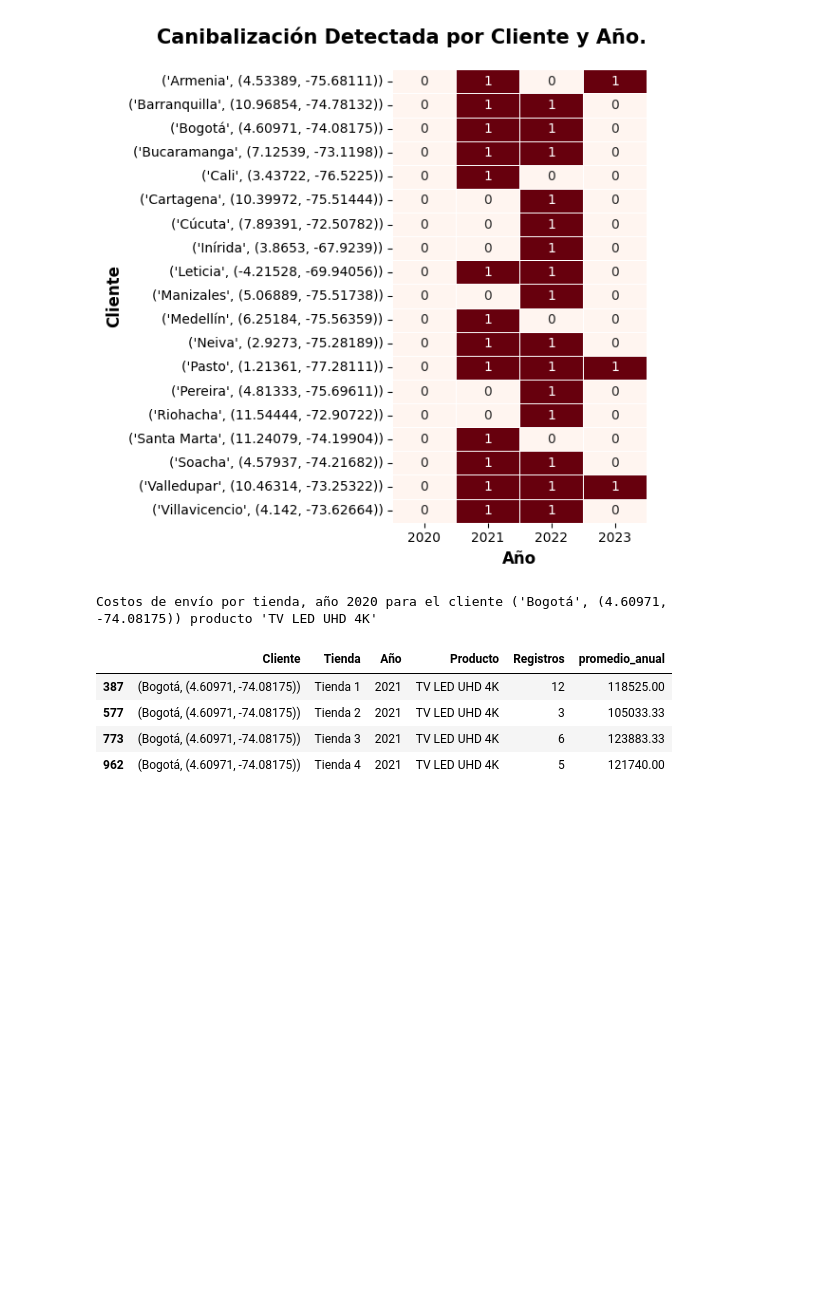
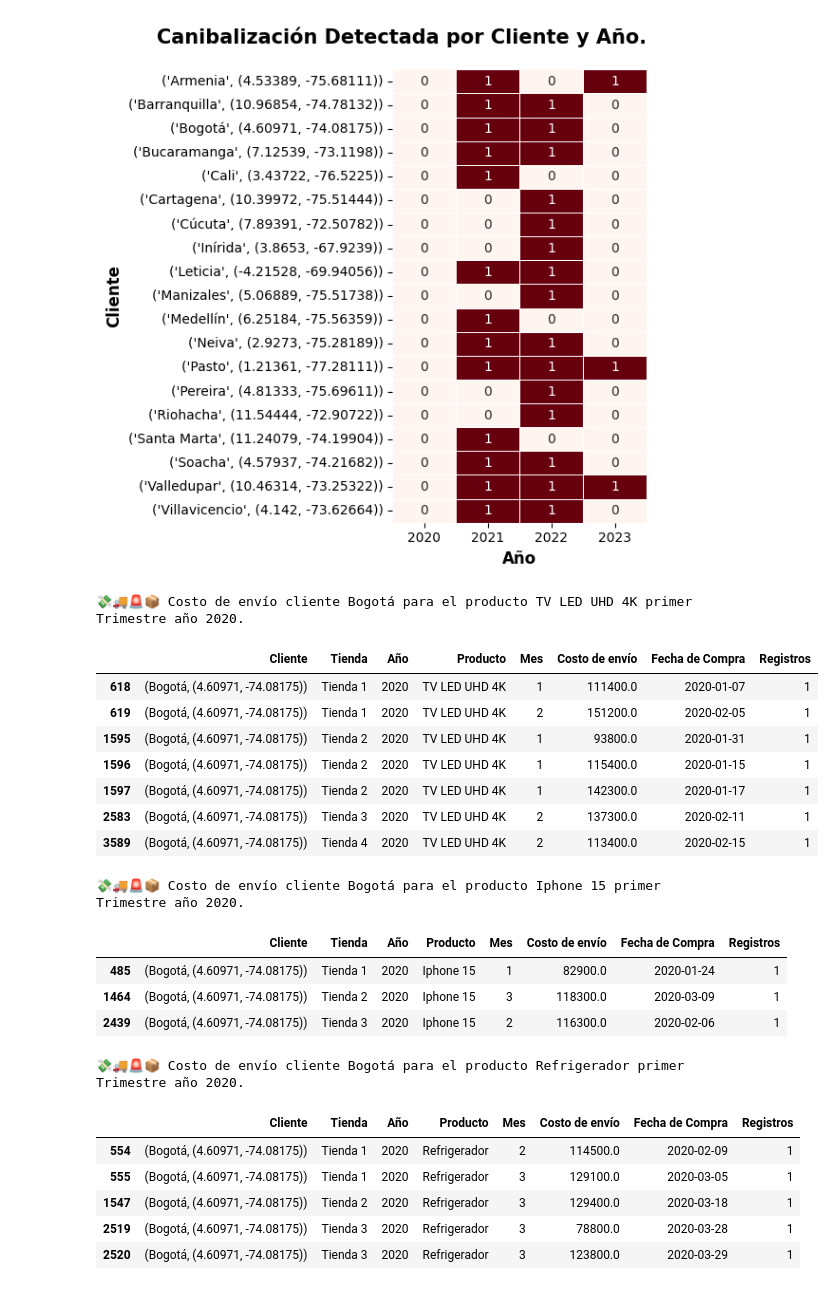
Before and after one commit to EuniceGarcia503/Challenge1_AluraStore, a Jupyter notebook: AluraStoreLatam.ipynb, the cells around one changed output. Saved outputs shown, nothing was run; the diff lists cells and outputs as text; code cells hidden in the pictures; blank space fills up the shorter version.

Commit message:
Agrego: interpretación de hallazgos; cód. actualizado p/ej. costo d envío Bogotá T1_2020; cód. p/calcular facturación promedio x producto y tienda y cód. para análisis de correlación entre variables.

```diff
--- a/AluraStoreLatam.ipynb
+++ b/AluraStoreLatam.ipynb
@@ -1889,34 +2067,63 @@ print()
 # %%
 #Código para costos de envío por cliente, tienda y producto.
 # Paso 1: Preparar la base
-base = base_tienda_concatenar[['Producto', 'Costo de envío', 'Lugar de Compra', 'cliente', 'Tienda', 'Año']].copy()
+base = base_tienda_concatenar[['Producto', 'Costo de envío', 'Lugar de Compra', 'cliente', 'Tienda', 'Año','Vendedor','Mes','Fecha de Compra']].copy()
 
 # Paso 2: Crear tupla (Lugar de Compra, cliente)
 base['Cliente'] = list(zip(base['Lugar de Compra'], base['cliente']))
 
 # Paso 3: Eliminar columnas que ya están unidas en 'Cliente'
 base.drop(columns=['Lugar de Compra', 'cliente'], inplace=True)
 
 # Paso 4: Agrupar por Cliente, Tienda y Año
-resumen = base.groupby(['Cliente', 'Tienda', 'Año','Producto']).agg(
+resumen = base.groupby(['Cliente', 'Tienda', 'Año','Producto','Mes','Costo de envío','Fecha de Compra']).agg(
     Registros=('Costo de envío', 'count'),                    # cantidad de registros
-    promedio_anual=('Costo de envío', 'mean')                 # promedio de envío
+
 ).reset_index()
 
-# Opcional: Redondear el promedio a 2 decimales para presentación
-resumen['promedio_anual'] = resumen['promedio_anual'].round(2)
 
 # Mostrar resumen cliente ('Bogotá', (4.60971, -74.08175))) año 2020.
-resumen_bogota_2020 = resumen[(resumen['Cliente'] == ('Bogotá', (4.60971, -74.08175))) & (resumen['Año'] == 2021) & (resumen['Producto'] == 'TV LED UHD 4K')]
-print(f"Costos de envío por tienda, año 2020 para el cliente ('Bogotá', (4.60971, -74.08175)) producto 'TV LED UHD 4K' \n")
-display(resumen_bogota_2020)
+resumen_bogota_tv_2020 = resumen[(resumen['Cliente'] == ('Bogotá', (4.60971, -74.08175))) &
+                              (resumen['Año'] == 2020) &
+                              (resumen['Producto'] == 'TV LED UHD 4K')&
+                              (resumen)['Mes'].isin([1, 2, 3]) ]
+resumen_bogota_iphone_2020 = resumen[(resumen['Cliente'] == ('Bogotá', (4.60971, -74.08175))) &
+                              (resumen['Año'] == 2020) &
+                              (resumen['Producto'] == 'Iphone 15')&
+                              (resumen)['Mes'].isin([1, 2, 3]) ]
+resumen_bogota_refri_2020 = resumen[(resumen['Cliente'] == ('Bogotá', (4.60971, -74.08175))) &
+                              (resumen['Año'] == 2020) &
+                              (resumen['Producto'] == 'Refrigerador')&
+                              (resumen)['Mes'].isin([1, 2, 3]) ]
 
+#Refrigerador
 
-##Puedes agregar el menor valor y el valor máximo en una columna.
+resumen_bogota_tv_2020.sort_values(by='Mes', ascending=False)
+print(f"💸🚚🚨📦 Costo de envío cliente Bogotá para el producto TV LED UHD 4K primer Trimestre año 2020.\n")
+display(resumen_bogota_tv_2020)
+print(f"\n\n💸🚚🚨📦 Costo de envío cliente Bogotá para el producto Iphone 15 primer Trimestre año 2020.\n")
+display(resumen_bogota_iphone_2020)
+print(f"\n\n💸🚚🚨📦 Costo de envío cliente Bogotá para el producto Refrigerador primer Trimestre año 2020.\n")
+display(resumen_bogota_refri_2020)
 # %% [output]
-Costos de envío por tienda, año 2020 para el cliente ('Bogotá', (4.60971, -74.08175)) producto 'TV LED UHD 4K'
+💸🚚🚨📦 Costo de envío cliente Bogotá para el producto TV LED UHD 4K primer Trimestre año 2020.
-|  | Cliente | Tienda | Año | Producto | Registros | promedio_anual |
-| 387 | (Bogotá, (4.60971, -74.08175)) | Tienda 1 | 2021 | TV LED UHD 4K | 12 | 118525.00 |
-| 577 | (Bogotá, (4.60971, -74.08175)) | Tienda 2 | 2021 | TV LED UHD 4K | 3 | 105033.33 |
-| 773 | (Bogotá, (4.60971, -74.08175)) | Tienda 3 | 2021 | TV LED UHD 4K | 6 | 123883.33 |
-| 962 | (Bogotá, (4.60971, -74.08175)) | Tienda 4 | 2021 | TV LED UHD 4K | 5 | 121740.00 |
+|  | Cliente | Tienda | Año | Producto | Mes | Costo de envío | Fecha de Compra | Registros |
+| 618 | (Bogotá, (4.60971, -74.08175)) | Tienda 1 | 2020 | TV LED UHD 4K | 1 | 111400.0 | 2020-01-07 | 1 |
+| 619 | (Bogotá, (4.60971, -74.08175)) | Tienda 1 | 2020 | TV LED UHD 4K | 2 | 151200.0 | 2020-02-05 | 1 |
+| 1595 | (Bogotá, (4.60971, -74.08175)) | Tienda 2 | 2020 | TV LED UHD 4K | 1 | 93800.0 | 2020-01-31 | 1 |
+| 1596 | (Bogotá, (4.60971, -74.08175)) | Tienda 2 | 2020 | TV LED UHD 4K | 1 | 115400.0 | 2020-01-15 | 1 |
+| 1597 | (Bogotá, (4.60971, -74.08175)) | Tienda 2 | 2020 | TV LED UHD 4K | 1 | 142300.0 | 2020-01-17 | 1 |
+| 2583 | (Bogotá, (4.60971, -74.08175)) | Tienda 3 | 2020 | TV LED UHD 4K | 2 | 137300.0 | 2020-02-11 | 1 |
+| 3589 | (Bogotá, (4.60971, -74.08175)) | Tienda 4 | 2020 | TV LED UHD 4K | 2 | 113400.0 | 2020-02-15 | 1 |
+💸🚚🚨📦 Costo de envío cliente Bogotá para el producto Iphone 15 primer Trimestre año 2020.
+|  | Cliente | Tienda | Año | Producto | Mes | Costo de envío | Fecha de Compra | Registros |
+| 485 | (Bogotá, (4.60971, -74.08175)) | Tienda 1 | 2020 | Iphone 15 | 1 | 82900.0 | 2020-01-24 | 1 |
+| 1464 | (Bogotá, (4.60971, -74.08175)) | Tienda 2 | 2020 | Iphone 15 | 3 | 118300.0 | 2020-03-09 | 1 |
+| 2439 | (Bogotá, (4.60971, -74.08175)) | Tienda 3 | 2020 | Iphone 15 | 2 | 116300.0 | 2020-02-06 | 1 |
+💸🚚🚨📦 Costo de envío cliente Bogotá para el producto Refrigerador primer Trimestre año 2020.
+|  | Cliente | Tienda | Año | Producto | Mes | Costo de envío | Fecha de Compra | Registros |
+| 554 | (Bogotá, (4.60971, -74.08175)) | Tienda 1 | 2020 | Refrigerador | 2 | 114500.0 | 2020-02-09 | 1 |
+| 555 | (Bogotá, (4.60971, -74.08175)) | Tienda 1 | 2020 | Refrigerador | 3 | 129100.0 | 2020-03-05 | 1 |
+| 1547 | (Bogotá, (4.60971, -74.08175)) | Tienda 2 | 2020 | Refrigerador | 3 | 129400.0 | 2020-03-18 | 1 |
+| 2519 | (Bogotá, (4.60971, -74.08175)) | Tienda 3 | 2020 | Refrigerador | 3 | 78800.0 | 2020-03-28 | 1 |
+| 2520 | (Bogotá, (4.60971, -74.08175)) | Tienda 3 | 2020 | Refrigerador | 3 | 123800.0 | 2020-03-29 | 1 |
```
Also changed, not shown: parts of 22 cells of this notebook.
